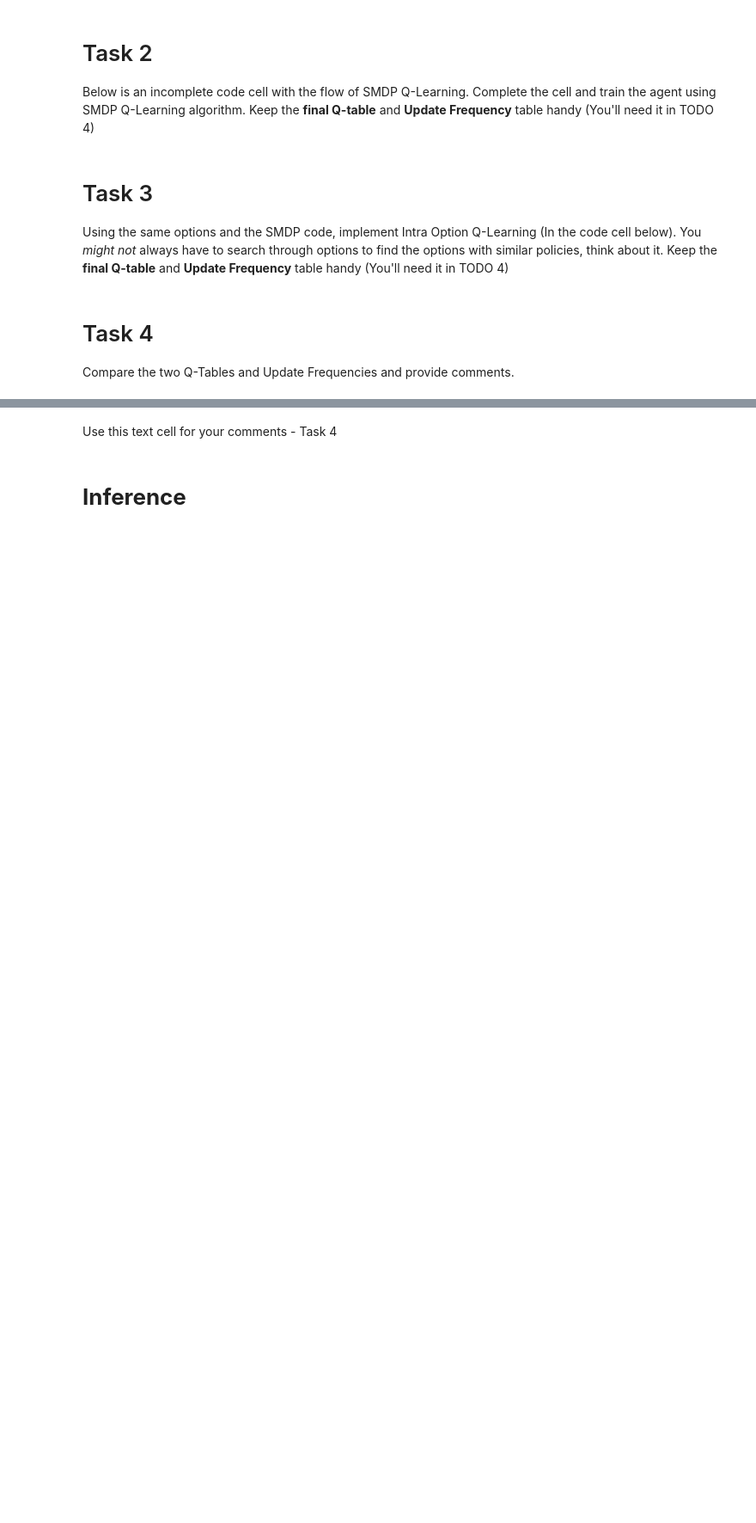
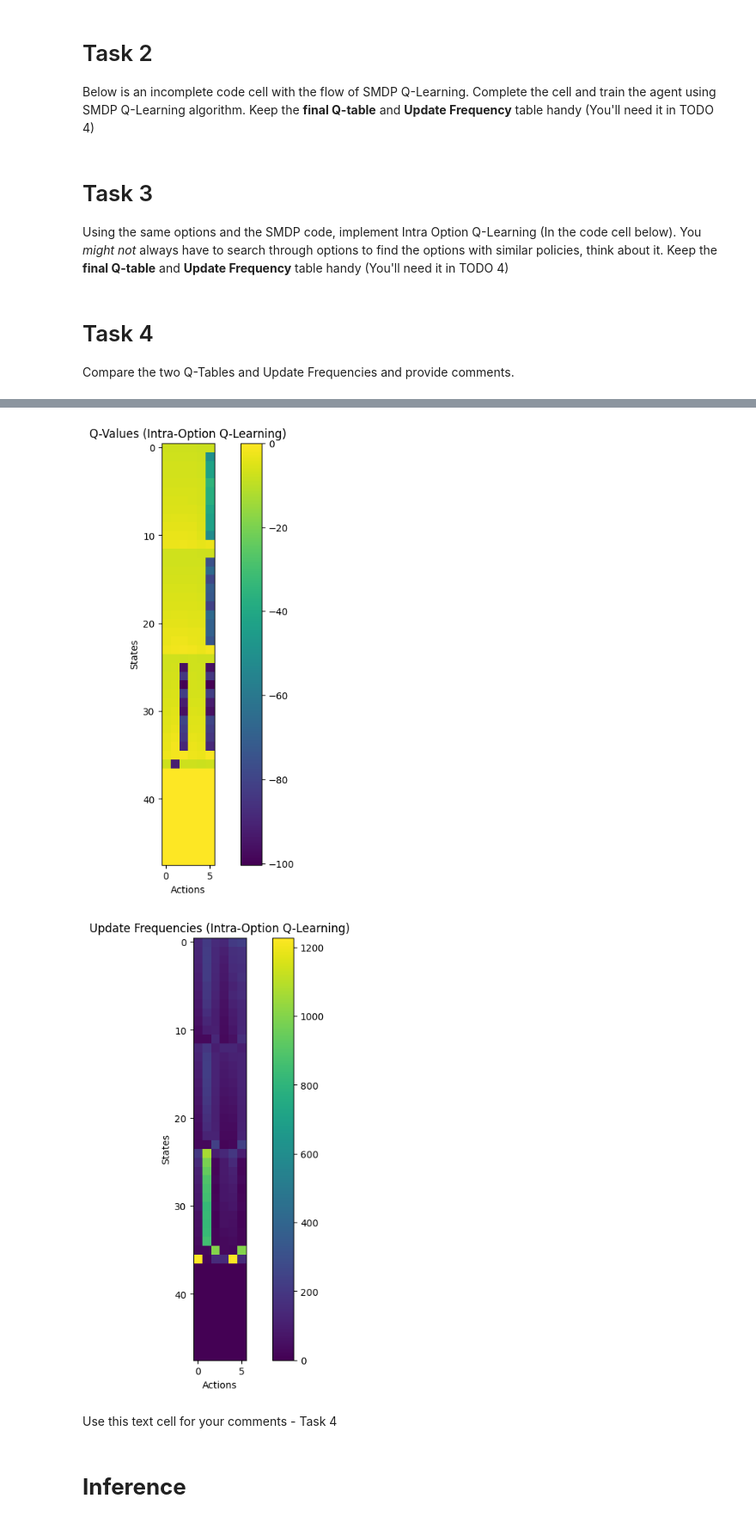
Before and after one commit to sid4848/cs6700_Reinforcement_Learning, a Jupyter notebook: tutorials/tutorial_8/ME20B166_Tutorial_8_Options.ipynb, the cells around one changed output, grey strips where cells are left out. Shown at 86% size. Cells and saved outputs as stored; diff of their text form; code cells hidden in the pictures; blank space fills up the shorter version.

```diff
--- a/tutorials/tutorial_8/ME20B166_Tutorial_8_Options.ipynb
+++ b/tutorials/tutorial_8/ME20B166_Tutorial_8_Options.ipynb
@@ -288,3 +328,11 @@ SMDP Q-Learning Q-table:
+# %%
+# Plot heatmaps for Q-values and update frequencies for Intra-Option Q-Learning
+plot_heatmap(q_values_intra, 'Q-Values (Intra-Option Q-Learning)')
+print('\n')
+plot_heatmap(update_frequency_intra, 'Update Frequencies (Intra-Option Q-Learning)')
+# %% [output]
+[figure, added]
+[figure, added]
 # %% [markdown]
 Use this text cell for your comments - Task 4
 # %% [markdown]
```
Also changed, not shown: parts of 12 cells of this notebook, 7 other files.
